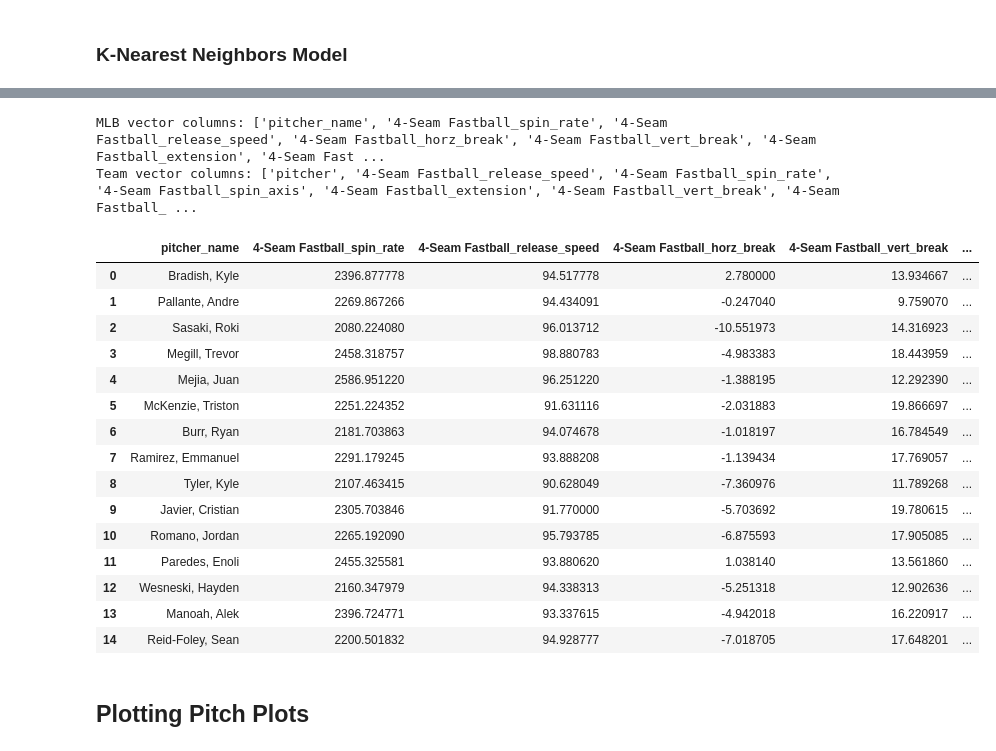
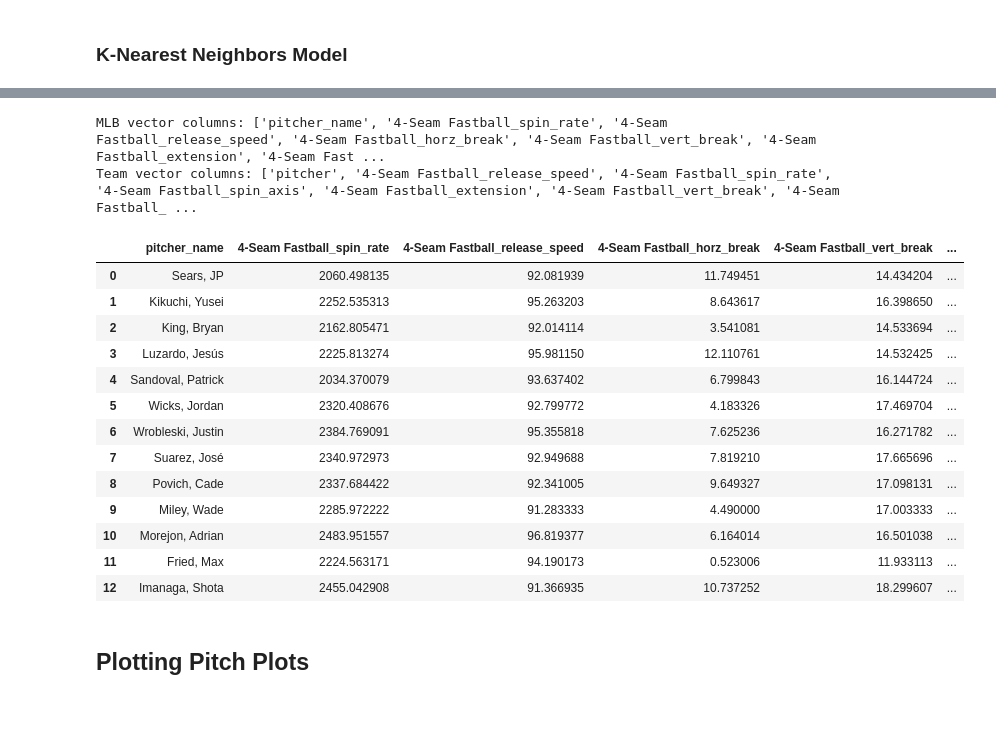
Before and after one commit to jackkalsched/UCSD_Baseball_25, a Jupyter notebook: Pitching/mlb arsenal comparisons/big_league_comparison.ipynb, the cells around one changed output, grey strips where cells are left out. Saved outputs shown, nothing was run; the diff lists cells and outputs as text; code cells hidden in the pictures; blank space fills up the shorter version.

```diff
--- a/Pitching/mlb arsenal comparisons/big_league_comparison.ipynb
+++ b/Pitching/mlb arsenal comparisons/big_league_comparison.ipynb
@@ -519,50 +519,48 @@ def find_similar_pitchers(
     X_scaled = scaler.fit_transform(X_all)
     X_mlb_scaled = X_scaled[:-1]
     X_team_scaled = X_scaled[-1].reshape(1, -1)
 
     # --- 7. Fit KNN
     knn = NearestNeighbors(n_neighbors=n_neighbors)
     knn.fit(X_mlb_scaled)
     distances, indices = knn.kneighbors(X_team_scaled)
 
     # --- 8. Return results
     similar_pitchers = mlb_filtered_hand.iloc[indices[0]].copy()
     similar_pitchers['distance'] = distances[0]
 
     return similar_pitchers.reset_index(drop=True)
 
 
 
 
 weber_comparison = find_similar_pitchers(
     team_df = ucsd,
     mlb_df = mlb_pitchers,
     team_vectors_df=  ucsd_vectors_withhand,
     mlb_vectors_df = mlb_vectors_withhand,
-    team_pitcher_name='Weber, Chapman',
-    n_neighbors = 15
+    team_pitcher_name='Villar, Jake',
+    n_neighbors = 13
 )
 
 display(weber_comparison)
 # %% [output]
 MLB vector columns: ['pitcher_name', '4-Seam Fastball_spin_rate', '4-Seam Fastball_release_speed', '4-Seam Fastball_horz_break', '4-Seam Fastball_vert_break', '4-Seam Fastball_extension', '4-Seam Fast ...
 Team vector columns: ['pitcher', '4-Seam Fastball_release_speed', '4-Seam Fastball_spin_rate', '4-Seam Fastball_spin_axis', '4-Seam Fastball_extension', '4-Seam Fastball_vert_break', '4-Seam Fastball_ ...
 |  | pitcher_name | 4-Seam Fastball_spin_rate | 4-Seam Fastball_release_speed | 4-Seam Fastball_horz_break | 4-Seam Fastball_vert_break | ... |
-| 0 | Bradish, Kyle | 2396.877778 | 94.517778 | 2.780000 | 13.934667 | ... |
-| 1 | Pallante, Andre | 2269.867266 | 94.434091 | -0.247040 | 9.759070 | ... |
-| 2 | Sasaki, Roki | 2080.224080 | 96.013712 | -10.551973 | 14.316923 | ... |
-| 3 | Megill, Trevor | 2458.318757 | 98.880783 | -4.983383 | 18.443959 | ... |
-| 4 | Mejia, Juan | 2586.951220 | 96.251220 | -1.388195 | 12.292390 | ... |
-| 5 | McKenzie, Triston | 2251.224352 | 91.631116 | -2.031883 | 19.866697 | ... |
-| 6 | Burr, Ryan | 2181.703863 | 94.074678 | -1.018197 | 16.784549 | ... |
-| 7 | Ramirez, Emmanuel | 2291.179245 | 93.888208 | -1.139434 | 17.769057 | ... |
-| 8 | Tyler, Kyle | 2107.463415 | 90.628049 | -7.360976 | 11.789268 | ... |
-| 9 | Javier, Cristian | 2305.703846 | 91.770000 | -5.703692 | 19.780615 | ... |
-| 10 | Romano, Jordan | 2265.192090 | 95.793785 | -6.875593 | 17.905085 | ... |
-| 11 | Paredes, Enoli | 2455.325581 | 93.880620 | 1.038140 | 13.561860 | ... |
-| 12 | Wesneski, Hayden | 2160.347979 | 94.338313 | -5.251318 | 12.902636 | ... |
-| 13 | Manoah, Alek | 2396.724771 | 93.337615 | -4.942018 | 16.220917 | ... |
-| 14 | Reid-Foley, Sean | 2200.501832 | 94.928777 | -7.018705 | 17.648201 | ... |
+| 0 | Sears, JP | 2060.498135 | 92.081939 | 11.749451 | 14.434204 | ... |
+| 1 | Kikuchi, Yusei | 2252.535313 | 95.263203 | 8.643617 | 16.398650 | ... |
+| 2 | King, Bryan | 2162.805471 | 92.014114 | 3.541081 | 14.533694 | ... |
+| 3 | Luzardo, Jesús | 2225.813274 | 95.981150 | 12.110761 | 14.532425 | ... |
+| 4 | Sandoval, Patrick | 2034.370079 | 93.637402 | 6.799843 | 16.144724 | ... |
+| 5 | Wicks, Jordan | 2320.408676 | 92.799772 | 4.183326 | 17.469704 | ... |
+| 6 | Wrobleski, Justin | 2384.769091 | 95.355818 | 7.625236 | 16.271782 | ... |
+| 7 | Suarez, José | 2340.972973 | 92.949688 | 7.819210 | 17.665696 | ... |
+| 8 | Povich, Cade | 2337.684422 | 92.341005 | 9.649327 | 17.098131 | ... |
+| 9 | Miley, Wade | 2285.972222 | 91.283333 | 4.490000 | 17.003333 | ... |
+| 10 | Morejon, Adrian | 2483.951557 | 96.819377 | 6.164014 | 16.501038 | ... |
+| 11 | Fried, Max | 2224.563171 | 94.190173 | 0.523006 | 11.933113 | ... |
+| 12 | Imanaga, Shota | 2455.042908 | 91.366935 | 10.737252 | 18.299607 | ... |
 # %% [markdown]
 ## Plotting Pitch Plots
 # %%
```
Also changed, not shown: parts of 9 cells of this notebook, 1 other file.
